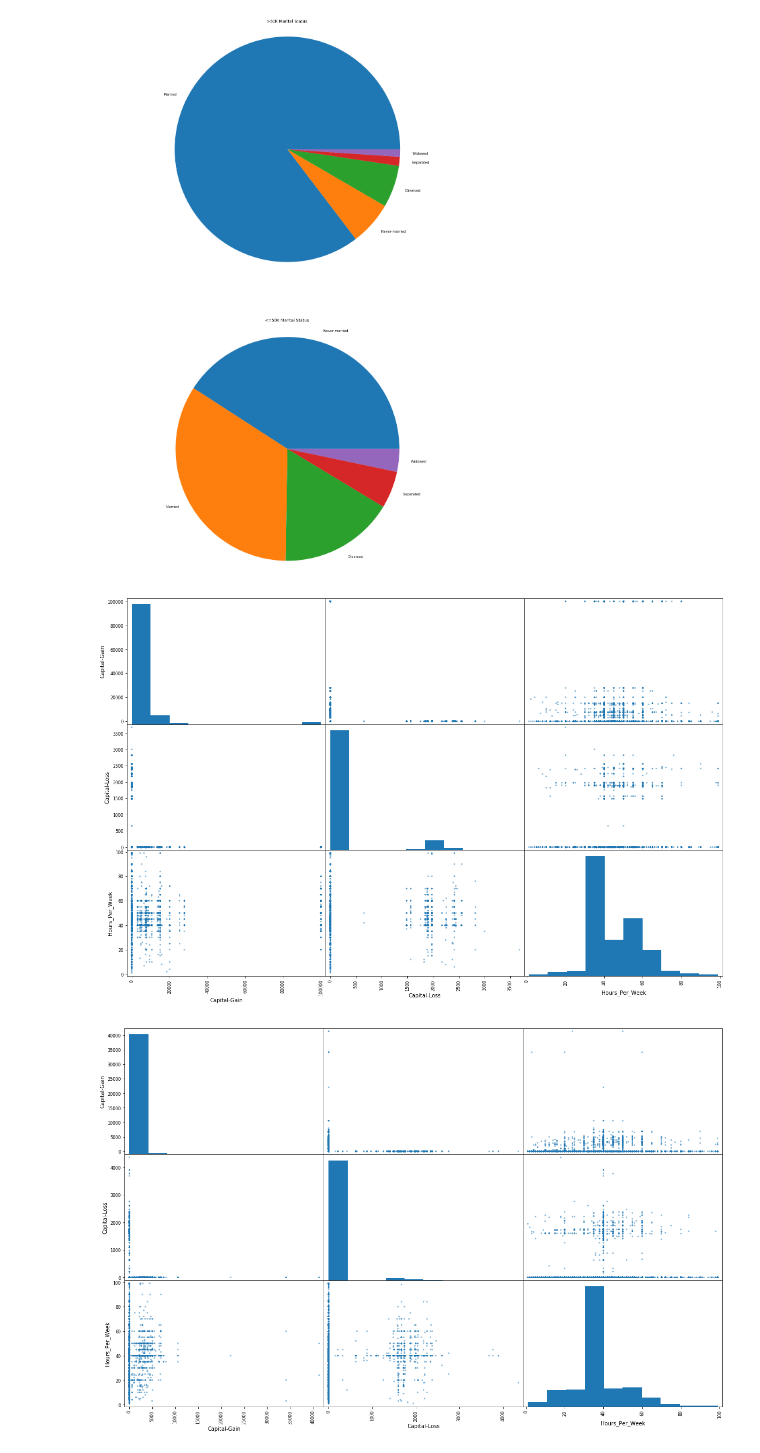
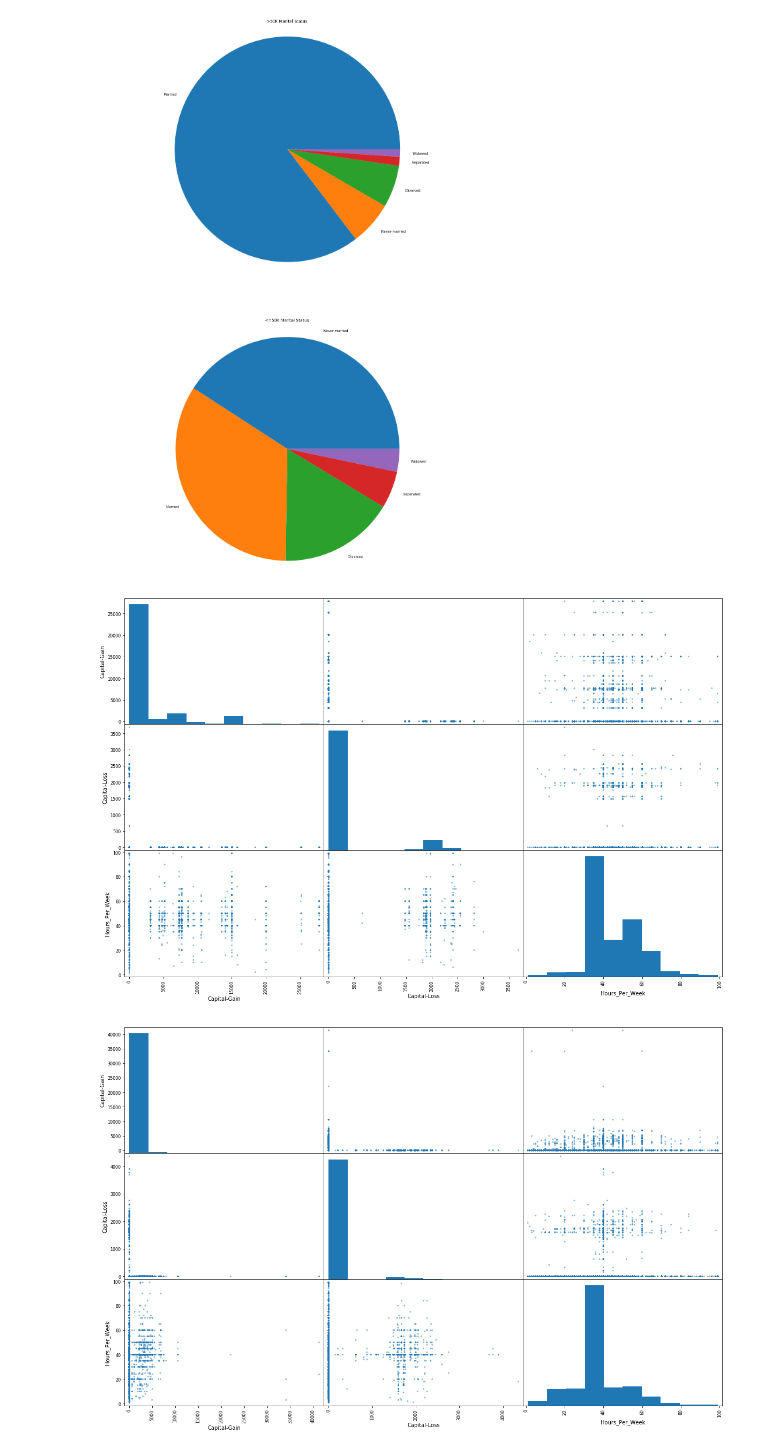
Before and after one commit to mvsbharathreddy/Analysis_of_factors_influencing_salary, a Jupyter notebook: Project Visualizations.ipynb, the cells around one changed output. Saved outputs shown, nothing was run; the diff lists cells and outputs as text; code cells hidden in the pictures.

```diff
--- a/Project Visualizations.ipynb
+++ b/Project Visualizations.ipynb
@@ -280,29 +325,30 @@ plt.show()
 # %%
 import pandas as pd
 import matplotlib.pyplot as plt
 
 adults = pd.read_csv('dataset/adult.data.txt', sep=", ", header=None, engine='python')
 adults.columns = ['Age', 'Work_Class', 'Final_Weight', 'Education', 'Education_Num',
                   'Marital_Status', 'Occupation', 'Relationship', 'Race', 'Sex',
                   'Capital-Gain', 'Capital-Loss', 'Hours_Per_Week', 'Native_Country', 'Income']
 
 adults = adults[adults['Work_Class'] != '?']
 adults = adults[adults['Education'] != '?']
 adults = adults[adults['Marital_Status'] != '?']
 adults = adults[adults['Occupation'] != '?']
 adults = adults[adults['Relationship'] != '?']
 adults = adults[adults['Race'] != '?']
 adults = adults[adults['Sex'] != '?']
 adults = adults[adults['Native_Country'] != '?']
+adults = adults[adults['Capital-Gain'] < 50000]
 
 adults_above = adults[adults['Income'] == '>50K']
 
 plot_frame = adults_above[['Capital-Gain', 'Capital-Loss', 'Hours_Per_Week']]
 
 pd.plotting.scatter_matrix(plot_frame, figsize=(20, 13))
 plt.show()
 # %% [output]
-[figure, old version]
+[figure, new version]
 # %%
 import pandas as pd
 import matplotlib.pyplot as plt
```
Also changed, not shown: parts of 3 cells of this notebook.
